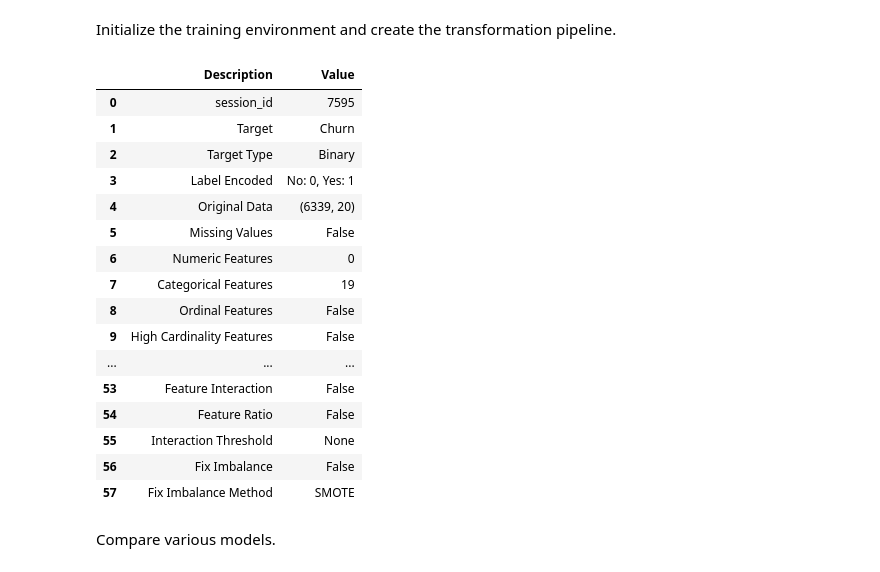
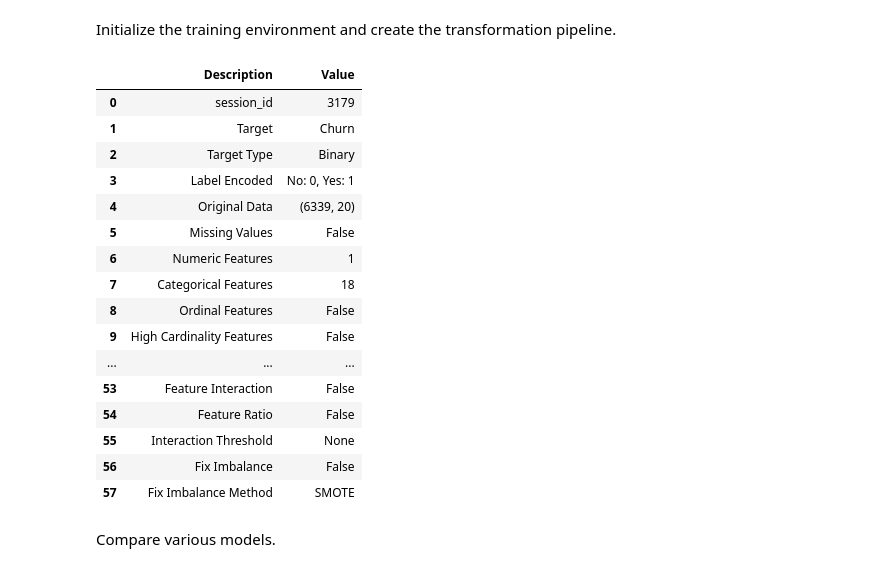
Before and after one commit to kubekmonika/customer-churn-analysis-telco-dataset, a Jupyter notebook: notebooks/model.ipynb, the cells around one changed output. Saved outputs shown, nothing was run; the diff lists cells and outputs as text; code cells hidden in the pictures.

Commit message:
acc 0.80 recall 0.50 prec 0.66 model: ridge setup: - 'NumInternetlServices' is numeric

```diff
--- a/notebooks/model.ipynb
+++ b/notebooks/model.ipynb
@@ -75,21 +75,22 @@ Initialize the training environment and create the transformation pipeline.
 # %%
 setup(
     data,
     target='Churn',
     n_jobs=5,
     train_size=0.8,
     silent=True,
+    numeric_features=['NumInternetlServices'],
 );
 # %% [output]
 |  | Description | Value |
-| 0 | session_id | 7595 |
+| 0 | session_id | 3179 |
 | 1 | Target | Churn |
 | 2 | Target Type | Binary |
 | 3 | Label Encoded | No: 0, Yes: 1 |
 | 4 | Original Data | (6339, 20) |
 | 5 | Missing Values | False |
-| 6 | Numeric Features | 0 |
-| 7 | Categorical Features | 19 |
+| 6 | Numeric Features | 1 |
+| 7 | Categorical Features | 18 |
 | 8 | Ordinal Features | False |
 | 9 | High Cardinality Features | False |
 | ... | ... | ... |
```
Also changed, not shown: parts of 2 cells of this notebook.
